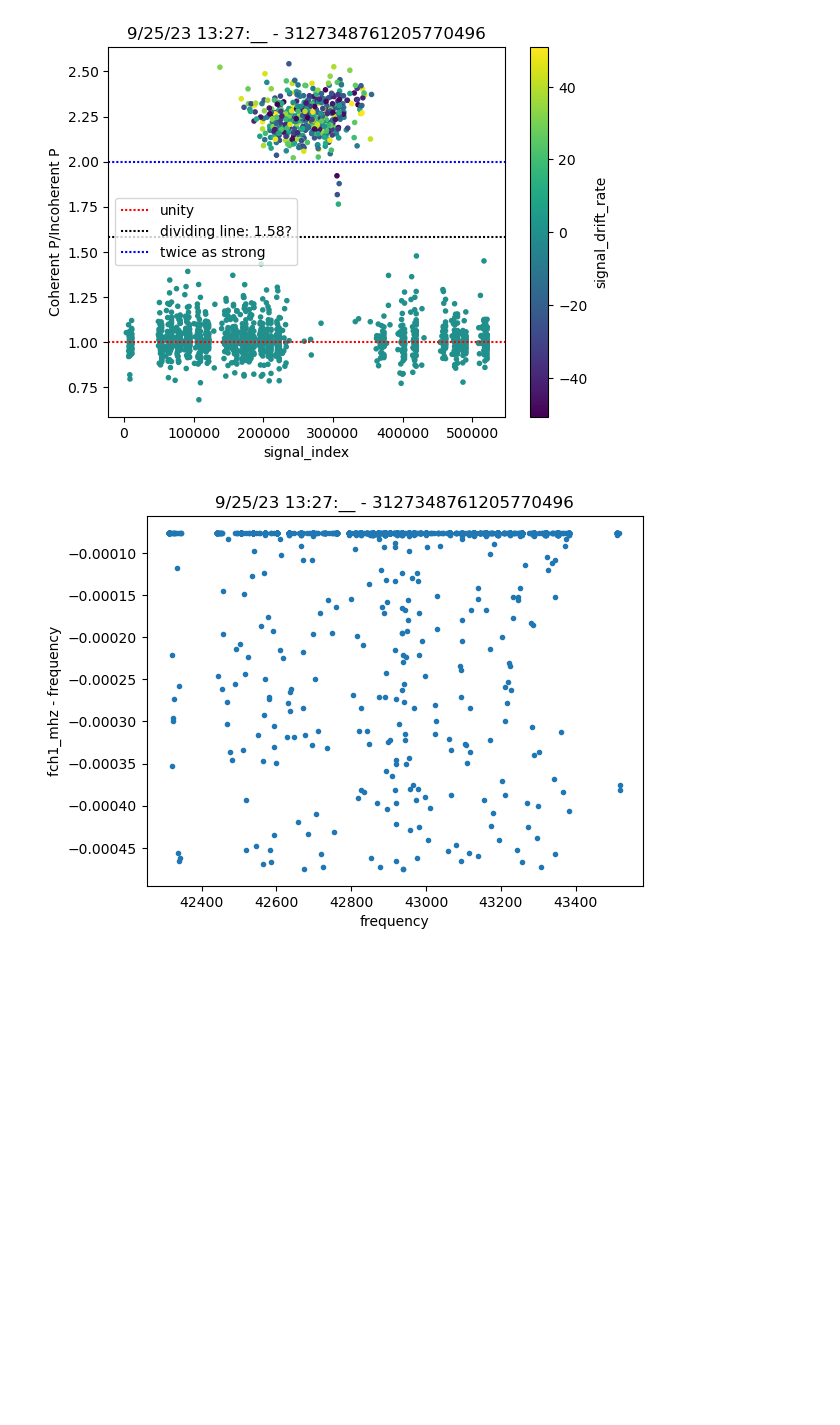
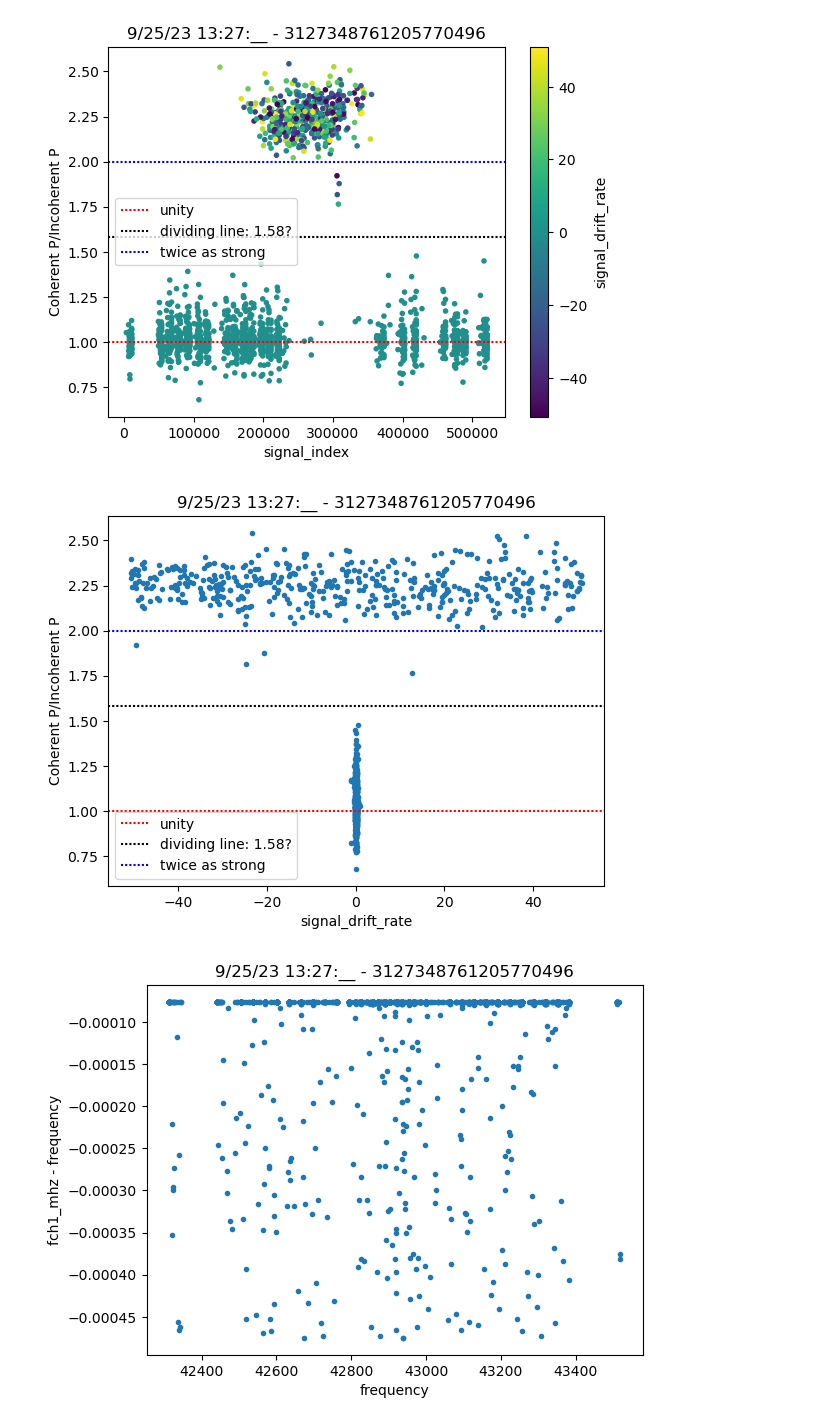
Before and after one commit to talonmyburgh/BL-COSMIC-HighFreq-Search, a Jupyter notebook: messing_around.ipynb, the cells around one changed output. Drawn from its saved outputs; the diff is of its cells as text; code cells hidden in the pictures; blank space fills up the shorter version.

```diff
--- a/messing_around.ipynb
+++ b/messing_around.ipynb
@@ -412,6 +479,27 @@ plt.legend()
 plt.show()
 # %% [output]
 [figure]
+# %%
+# Coherent power /Incoherent Power with drift rate as x axis
+xaxis = first_group_coherent["signal_drift_rate"]
+yaxis = first_group_coherent["signal_power"] / first_group_coherent["signal_incoherent_power"]
+plt.scatter(xaxis, yaxis, marker=".")
+
+# labels
+plt.title(f"9/25/23 13:27:__ - {first_group_coherent_target}")
+plt.xlabel("signal_drift_rate")
+plt.ylabel("Coherent P/Incoherent P")
+
+# horizontal lines
+plt.axhline(1, dashes=[1, 1, 1, 1], color="red", label="unity") # signal should be stronger than seen in incoherent beam?
+divide = 1.58 # What line divides the bimodal distribution?
+plt.axhline(divide, dashes=[1, 1, 1, 1], color="black", label=f"dividing line: {divide}?")
+plt.axhline(2, dashes=[1, 1, 1, 1], color="blue", label="twice as strong")
+
+plt.legend()
+plt.show()
+# %% [output]
+[figure, added]
 # %%
 # How are signal_frequency and fch1_mhz related?
 # first_group_coherent.plot.scatter("signal_frequency", "fch1_mhz")
```
Also changed, not shown: parts of 40 cells of this notebook, 8 other files.
